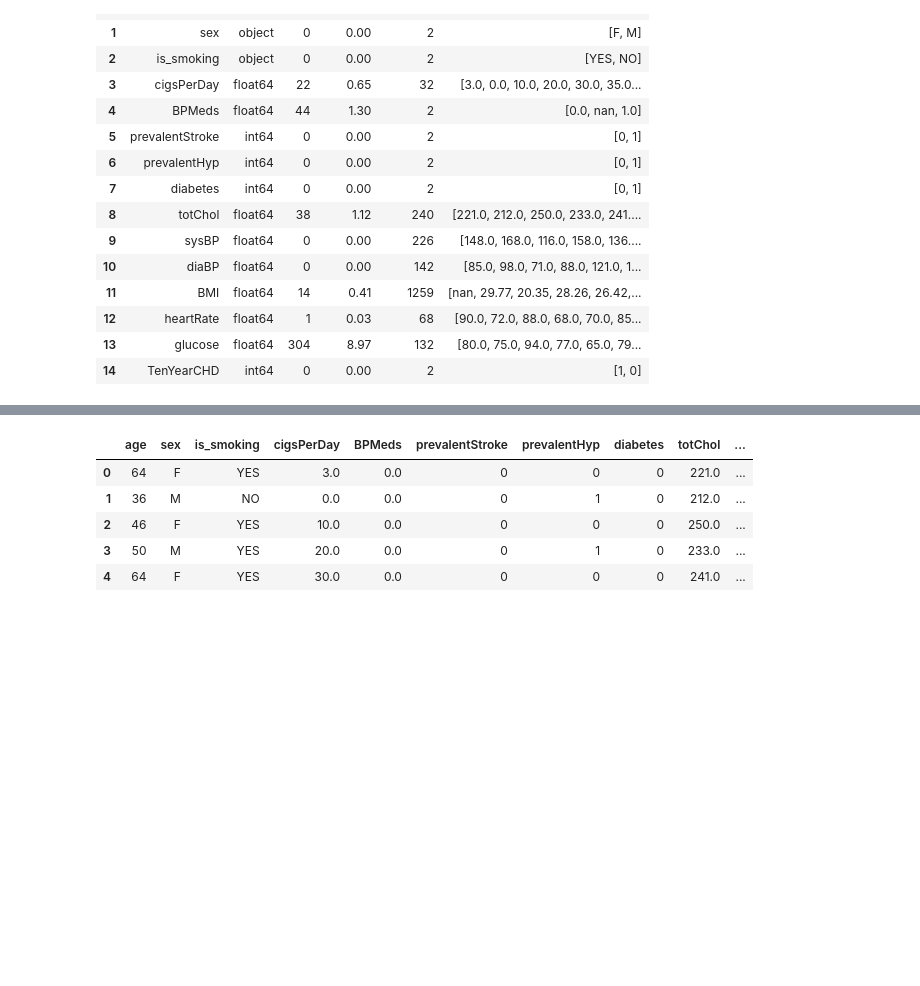
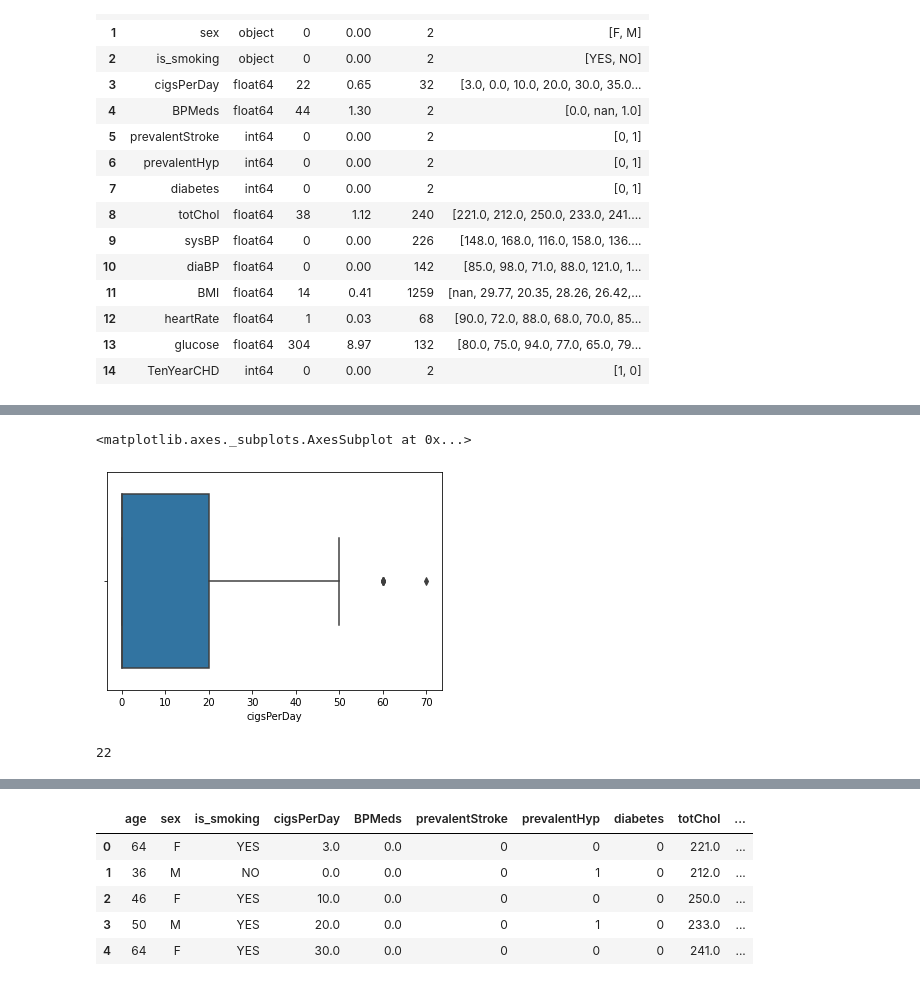
Before and after one commit to niteshavagabond/Cardiovascular-Risk-Prediction, a Jupyter notebook: Cardiovascular_Risk_Prediction.ipynb, the cells around one changed output, grey strips where cells are left out. Drawn from its saved outputs; the diff is of its cells as text; code cells hidden in the pictures; blank space fills up the shorter version.

```diff
--- a/Cardiovascular_Risk_Prediction.ipynb
+++ b/Cardiovascular_Risk_Prediction.ipynb
@@ -145,0 +168,5 @@ df_columns
+# %%
+sns.boxplot(df['cigsPerDay'])
+# %% [output]
+<matplotlib.axes._subplots.AxesSubplot at 0x...>
+[figure, added]
@@ -145,0 +175,4 @@ df_columns
+# %%
+df['cigsPerDay'].isna().sum()
+# %% [output]
+22
```
Also changed, not shown: parts of 24 cells of this notebook.
